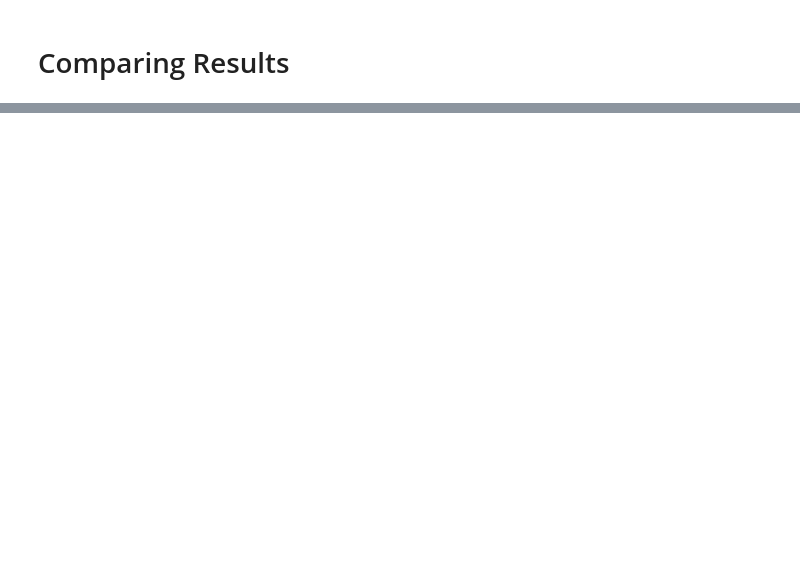
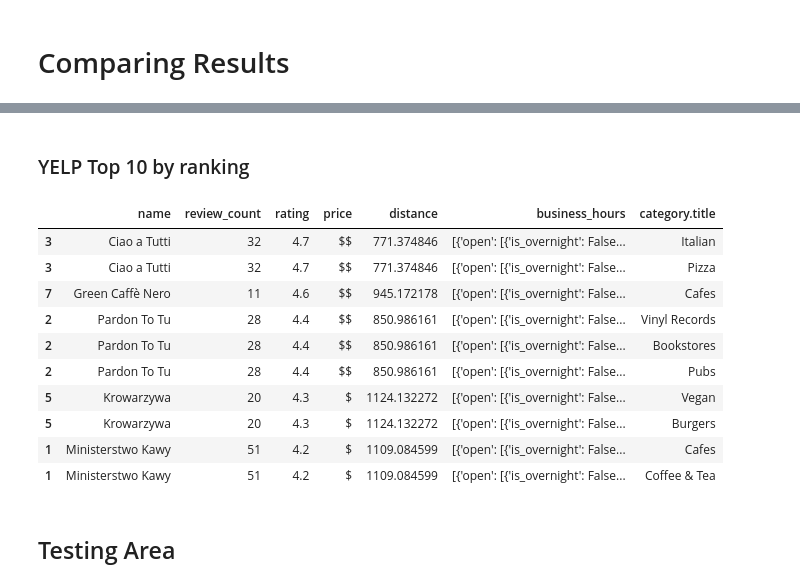
Before and after one commit to romansokolik/LHL-Final-Project-Statistical-Modelling-with-Python, a Jupyter notebook: notebooks/yelp_foursquare_EDA.ipynb, the cells around one changed output, grey strips where cells are left out. Drawn from its saved outputs; the diff is of its cells as text; code cells hidden in the pictures; blank space fills up the shorter version.

Commit message:
Part 2: Yelp & FourSquare EDA - Done

```diff
--- a/notebooks/yelp_foursquare_EDA.ipynb
+++ b/notebooks/yelp_foursquare_EDA.ipynb
@@ -25,0 +161,16 @@ Put your parsed results into a DataFrame
+# %%
+#Read from CSV
+yelp_df = pd.read_csv('../data/yelp_search_data.csv')
+# Safely evaluate the string as a Python dictionary
+yelp_df['categories'] = yelp_df['categories'].apply(ast.literal_eval)
+# Explode the data by categories
+yelp_df = yelp_df.explode('categories')
+# Explode the dictionary
+categories = yelp_df['categories'].apply(pd.Series)
+# Rename the categories columns
+categories.columns = ['category.alias', 'category.title']
+# Replace categories column by columns
+yelp_df = pd.concat([yelp_df.drop(columns=['categories']), categories], axis=1)
+# Choose columns for EDA
+yelp_df = yelp_df[['name', 'review_count', 'rating', 'price', 'distance', 'business_hours', 'category.title']]
+yelp_df.head()
@@ -31,0 +213,23 @@ Get the top 10 restaurants according to their rating
+# %% [markdown]
+### YELP Top 10 by ranking
+# %%
+# Remove duplicate rows
+df = yelp_df.drop_duplicates().copy()
+# Sort data by rating
+df.sort_values(by='rating', ascending=False, inplace=True)
+# Display top 10
+df.head(10)
+# %% [output]
+|  | name | review_count | rating | price | distance | business_hours | category.title |
+| 3 | Ciao a Tutti | 32 | 4.7 | $$ | 771.374846 | [{'open': [{'is_overnight': False... | Italian |
+| 3 | Ciao a Tutti | 32 | 4.7 | $$ | 771.374846 | [{'open': [{'is_overnight': False... | Pizza |
+| 7 | Green Caffè Nero | 11 | 4.6 | $$ | 945.172178 | [{'open': [{'is_overnight': False... | Cafes |
+| 2 | Pardon To Tu | 28 | 4.4 | $$ | 850.986161 | [{'open': [{'is_overnight': False... | Vinyl Records |
+| 2 | Pardon To Tu | 28 | 4.4 | $$ | 850.986161 | [{'open': [{'is_overnight': False... | Bookstores |
+| 2 | Pardon To Tu | 28 | 4.4 | $$ | 850.986161 | [{'open': [{'is_overnight': False... | Pubs |
+| 5 | Krowarzywa | 20 | 4.3 | $ | 1124.132272 | [{'open': [{'is_overnight': False... | Vegan |
+| 5 | Krowarzywa | 20 | 4.3 | $ | 1124.132272 | [{'open': [{'is_overnight': False... | Burgers |
+| 1 | Ministerstwo Kawy | 51 | 4.2 | $ | 1109.084599 | [{'open': [{'is_overnight': False... | Cafes |
+| 1 | Ministerstwo Kawy | 51 | 4.2 | $ | 1109.084599 | [{'open': [{'is_overnight': False... | Coffee & Tea |
+# %% [markdown]
+## Testing Area
```
Also changed, not shown: parts of 30 cells of this notebook.
